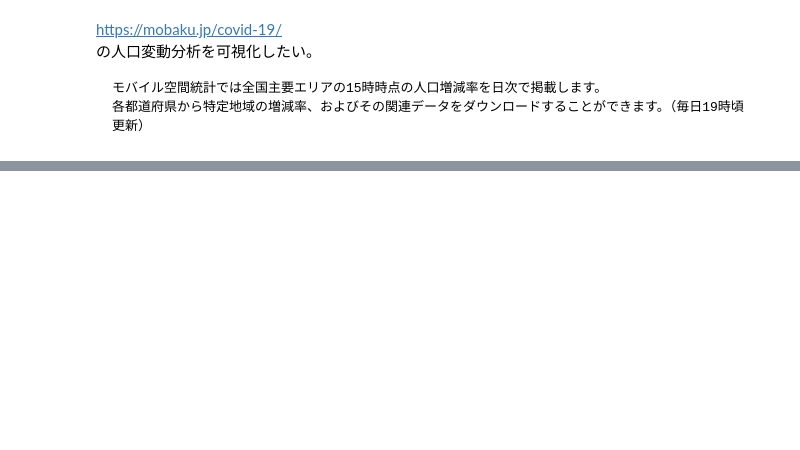
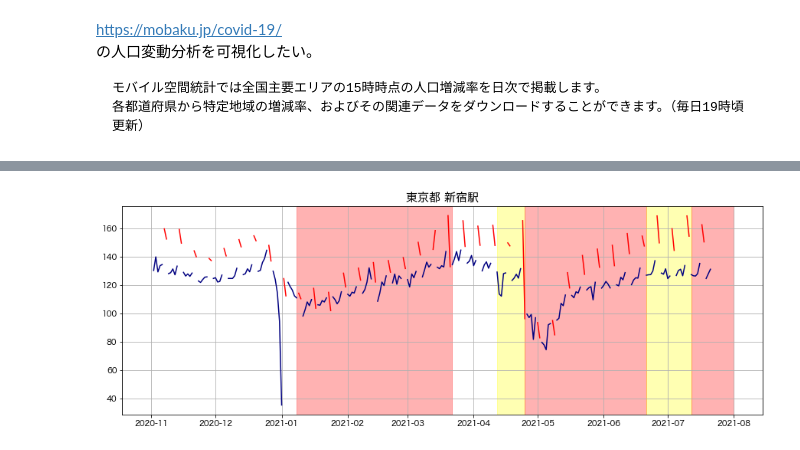
Before and after one commit to Linus-MK/fragments_for_blog, a Jupyter notebook: city_population/mobile_space_stat.ipynb, the cells around one changed output, grey strips where cells are left out. Saved outputs shown, nothing was run; the diff lists cells and outputs as text; code cells hidden in the pictures; blank space fills up the shorter version.

```diff
--- a/city_population/mobile_space_stat.ipynb
+++ b/city_population/mobile_space_stat.ipynb
@@ -51,0 +259,22 @@ plt.plot(teeeee)
+# %%
+fig, ax = plt.subplots(figsize=(15,5))
+
+ax.plot(df_pop['pop_weekday'], color='navy')
+ax.plot(df_pop['pop_weekend'], color='red')
+
+if area[:3] == '東京都':
+    interval_tokyo(ax)
+elif area[:3] == '大阪府':
+    interval_osaka(ax)
+
+ax.grid(True)
+# ax.set_ylim(70, None)
+
+if area  == "東京都 霞が関":
+    date_0519 = datetime.datetime(2021, 5, 19)
+    ax.axvline(date_0519, color='gray')
+
+ax.set_title(area, fontsize=15)
+fig.savefig(f"{area}.png")
+# %% [output]
+[figure, added]
```
Also changed, not shown: parts of 36 cells of this notebook.
